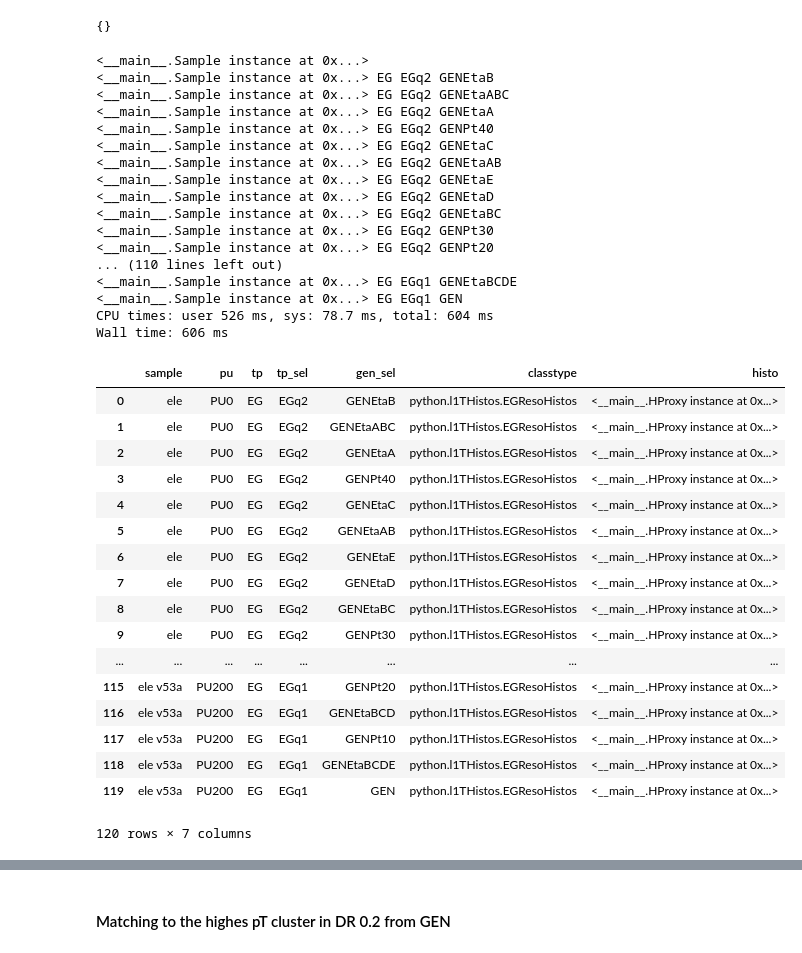
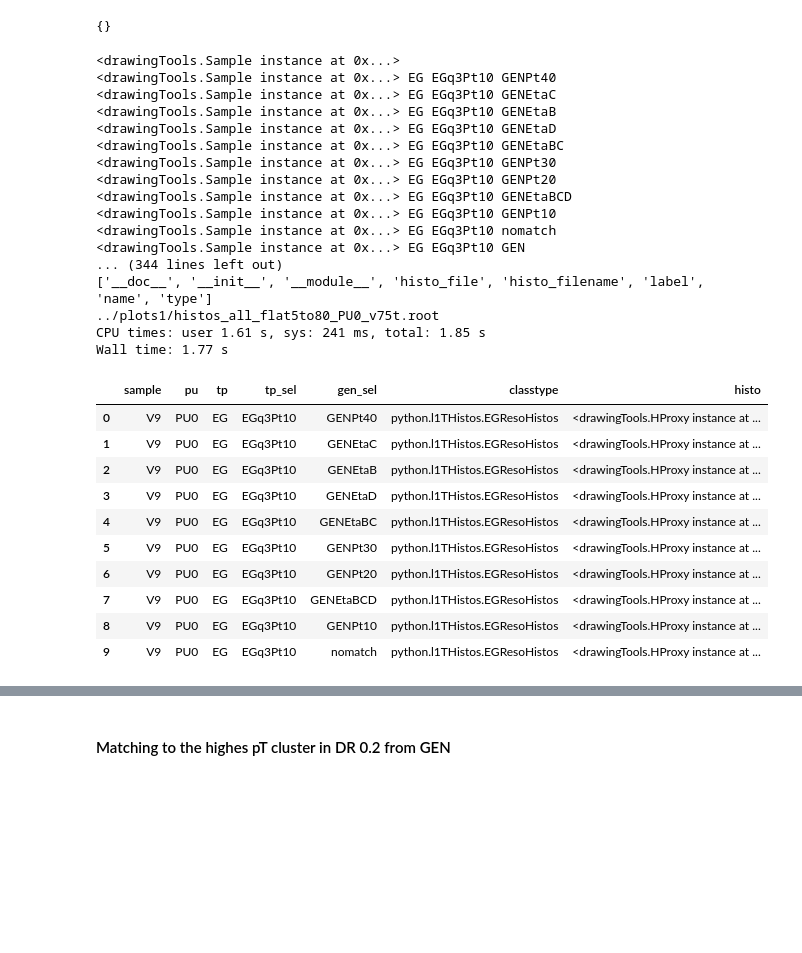
Before and after one commit to cerminar/ntuple-analysis, a Jupyter notebook: notebooks/plotter-resolution-eg.ipynb, the cells around one changed output, grey strips where cells are left out. Cells and saved outputs as stored; diff of their text form; code cells hidden in the pictures; blank space fills up the shorter version.

```diff
--- a/notebooks/plotter-resolution-eg.ipynb
+++ b/notebooks/plotter-resolution-eg.ipynb
@@ -540,8 +210,6 @@ files
 {}
 # %%
 %%time
-samples = samples_ele
-# samples+=samples_ele_B
 
 
 hplot = HPlot(samples, tpsets, tpset_selections, gen_selections)
@@ -555,7 +223,8 @@ hplot.cache_histo(classtype=histos.EGResoHistos,
                   gen_sels=gen_selections)
 
 
-# print samples
+print dir(samples[0])
+print samples[0].histo_filename
 # for sample in samples:
 #     print sample
 #     for tp in tpsets:
@@ -571,44 +240,37 @@ hplot.cache_histo(classtype=histos.EGResoHistos,
 #                                                 'histo': histos.HistoSetReso('{}_{}_{}'.format(tp, tp_sel, gen_sel), sample.histo_file)}
 #                                               , ignore_index=True)
 # %% [output]
-<__main__.Sample instance at 0x...>
-<__main__.Sample instance at 0x...> EG EGq2 GENEtaB
-<__main__.Sample instance at 0x...> EG EGq2 GENEtaABC
-<__main__.Sample instance at 0x...> EG EGq2 GENEtaA
-<__main__.Sample instance at 0x...> EG EGq2 GENPt40
-<__main__.Sample instance at 0x...> EG EGq2 GENEtaC
-<__main__.Sample instance at 0x...> EG EGq2 GENEtaAB
-<__main__.Sample instance at 0x...> EG EGq2 GENEtaE
-<__main__.Sample instance at 0x...> EG EGq2 GENEtaD
-<__main__.Sample instance at 0x...> EG EGq2 GENEtaBC
-<__main__.Sample instance at 0x...> EG EGq2 GENPt30
-<__main__.Sample instance at 0x...> EG EGq2 GENPt20
-... (110 lines left out)
-<__main__.Sample instance at 0x...> EG EGq1 GENEtaBCDE
-<__main__.Sample instance at 0x...> EG EGq1 GEN
-CPU times: user 526 ms, sys: 78.7 ms, total: 604 ms
-Wall time: 606 ms
+<drawingTools.Sample instance at 0x...>
+<drawingTools.Sample instance at 0x...> EG EGq3Pt10 GENPt40
+<drawingTools.Sample instance at 0x...> EG EGq3Pt10 GENEtaC
+<drawingTools.Sample instance at 0x...> EG EGq3Pt10 GENEtaB
+<drawingTools.Sample instance at 0x...> EG EGq3Pt10 GENEtaD
+<drawingTools.Sample instance at 0x...> EG EGq3Pt10 GENEtaBC
+<drawingTools.Sample instance at 0x...> EG EGq3Pt10 GENPt30
+<drawingTools.Sample instance at 0x...> EG EGq3Pt10 GENPt20
+<drawingTools.Sample instance at 0x...> EG EGq3Pt10 GENEtaBCD
+<drawingTools.Sample instance at 0x...> EG EGq3Pt10 GENPt10
+<drawingTools.Sample instance at 0x...> EG EGq3Pt10 nomatch
+<drawingTools.Sample instance at 0x...> EG EGq3Pt10 GEN
+... (344 lines left out)
+['__doc__', '__init__', '__module__', 'histo_file', 'histo_filename', 'label', 'name', 'type']
+../plots1/histos_all_flat5to80_PU0_v75t.root
+CPU times: user 1.61 s, sys: 241 ms, total: 1.85 s
+Wall time: 1.77 s
 # %%
-hplot.data
+hplot.data[:10]
 # %% [output]
 |  | sample | pu | tp | tp_sel | gen_sel | classtype | histo |
-| 0 | ele | PU0 | EG | EGq2 | GENEtaB | python.l1THistos.EGResoHistos | <__main__.HProxy instance at 0x...> |
-| 1 | ele | PU0 | EG | EGq2 | GENEtaABC | python.l1THistos.EGResoHistos | <__main__.HProxy instance at 0x...> |
-| 2 | ele | PU0 | EG | EGq2 | GENEtaA | python.l1THistos.EGResoHistos | <__main__.HProxy instance at 0x...> |
-| 3 | ele | PU0 | EG | EGq2 | GENPt40 | python.l1THistos.EGResoHistos | <__main__.HProxy instance at 0x...> |
-| 4 | ele | PU0 | EG | EGq2 | GENEtaC | python.l1THistos.EGResoHistos | <__main__.HProxy instance at 0x...> |
-| 5 | ele | PU0 | EG | EGq2 | GENEtaAB | python.l1THistos.EGResoHistos | <__main__.HProxy instance at 0x...> |
-| 6 | ele | PU0 | EG | EGq2 | GENEtaE | python.l1THistos.EGResoHistos | <__main__.HProxy instance at 0x...> |
-| 7 | ele | PU0 | EG | EGq2 | GENEtaD | python.l1THistos.EGResoHistos | <__main__.HProxy instance at 0x...> |
-| 8 | ele | PU0 | EG | EGq2 | GENEtaBC | python.l1THistos.EGResoHistos | <__main__.HProxy instance at 0x...> |
-| 9 | ele | PU0 | EG | EGq2 | GENPt30 | python.l1THistos.EGResoHistos | <__main__.HProxy instance at 0x...> |
-| ... | ... | ... | ... | ... | ... | ... | ... |
-| 115 | ele v53a | PU200 | EG | EGq1 | GENPt20 | python.l1THistos.EGResoHistos | <__main__.HProxy instance at 0x...> |
-| 116 | ele v53a | PU200 | EG | EGq1 | GENEtaBCD | python.l1THistos.EGResoHistos | <__main__.HProxy instance at 0x...> |
-| 117 | ele v53a | PU200 | EG | EGq1 | GENPt10 | python.l1THistos.EGResoHistos | <__main__.HProxy instance at 0x...> |
-| 118 | ele v53a | PU200 | EG | EGq1 | GENEtaBCDE | python.l1THistos.EGResoHistos | <__main__.HProxy instance at 0x...> |
-| 119 | ele v53a | PU200 | EG | EGq1 | GEN | python.l1THistos.EGResoHistos | <__main__.HProxy instance at 0x...> |
+| 0 | V9 | PU0 | EG | EGq3Pt10 | GENPt40 | python.l1THistos.EGResoHistos | <drawingTools.HProxy instance at ... |
+| 1 | V9 | PU0 | EG | EGq3Pt10 | GENEtaC | python.l1THistos.EGResoHistos | <drawingTools.HProxy instance at ... |
+| 2 | V9 | PU0 | EG | EGq3Pt10 | GENEtaB | python.l1THistos.EGResoHistos | <drawingTools.HProxy instance at ... |
+| 3 | V9 | PU0 | EG | EGq3Pt10 | GENEtaD | python.l1THistos.EGResoHistos | <drawingTools.HProxy instance at ... |
+| 4 | V9 | PU0 | EG | EGq3Pt10 | GENEtaBC | python.l1THistos.EGResoHistos | <drawingTools.HProxy instance at ... |
+| 5 | V9 | PU0 | EG | EGq3Pt10 | GENPt30 | python.l1THistos.EGResoHistos | <drawingTools.HProxy instance at ... |
+| 6 | V9 | PU0 | EG | EGq3Pt10 | GENPt20 | python.l1THistos.EGResoHistos | <drawingTools.HProxy instance at ... |
+| 7 | V9 | PU0 | EG | EGq3Pt10 | GENEtaBCD | python.l1THistos.EGResoHistos | <drawingTools.HProxy instance at ... |
+| 8 | V9 | PU0 | EG | EGq3Pt10 | GENPt10 | python.l1THistos.EGResoHistos | <drawingTools.HProxy instance at ... |
+| 9 | V9 | PU0 | EG | EGq3Pt10 | nomatch | python.l1THistos.EGResoHistos | <drawingTools.HProxy instance at ... |
-120 rows × 7 columns
 # %%
 hplot.labels_dict
 # %% [output]
```
Also changed, not shown: parts of 28 cells of this notebook, 18 other files.
